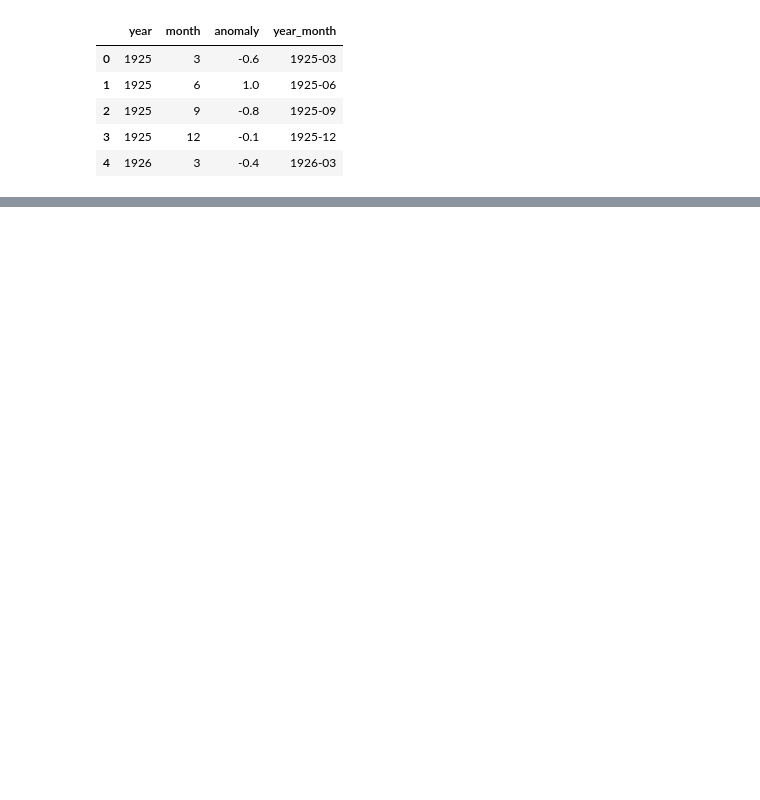
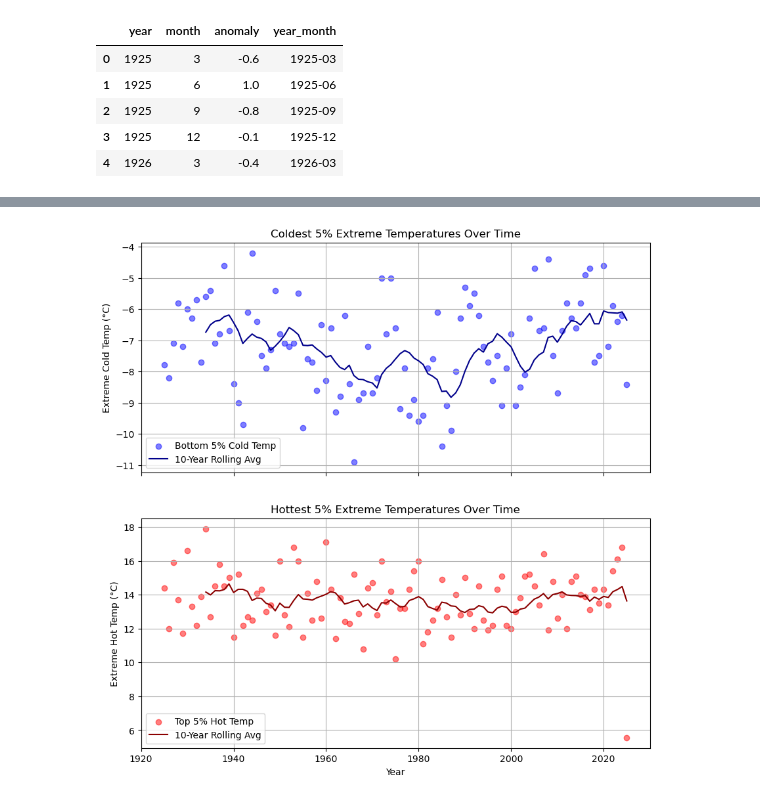
Before and after one commit to trhaugen/troms_weather, a Jupyter notebook: scripts/main_project.ipynb, the cells around one changed output, grey strips where cells are left out. Drawn from its saved outputs; the diff is of its cells as text; code cells hidden in the pictures; blank space fills up the shorter version.

```diff
--- a/scripts/main_project.ipynb
+++ b/scripts/main_project.ipynb
@@ -21,8 +26,8 @@ importlib.reload(rd)
 # %% [output]
 <module 'reading_data' from '/Users/tha222/git-folder/troms_weather/scripts/reading_data.py'>
 # %%
-client_id = '../ignore_me/client_id.txt'
-client_secret = '../ignore_me/client_secret.txt'
+client_id = '../client_files/client_id.txt'
+client_secret = '../client_files/client_secret.txt'
 alt.data_transformers.disable_max_rows()
 # %% [output]
 DataTransformerRegistry.enable('default')
@@ -221,0 +237,7 @@ subtitle='Temperature Anomaly (°C compared to the 1960-1991 normal')
+# %%
+daily_temp = (pd.concat([summer_temperature, winter_temperature, atumn_temperature, spring_temperature])
+                 .assign(date=lambda x: pd.to_datetime(x['date']))
+                 .sort_values('date')
+                 .reset_index(drop=True))
+
+daily_temp.head()
@@ -221,0 +251,29 @@ subtitle='Temperature Anomaly (°C compared to the 1960-1991 normal')
+# %%
+extreme_temps = daily_temp.groupby("year").agg(
+    extreme_hot=("temperature", lambda x: x.quantile(0.95)),  # Top 5% extreme heat
+    extreme_cold=("temperature", lambda x: x.quantile(0.05))  # Bottom 5% extreme cold
+).reset_index()
+# %%
+import matplotlib.pyplot as plt
+
+# Create a figure with two subplots
+fig, axes = plt.subplots(2, 1, figsize=(10, 10), sharex=True)
+
+axes[0].scatter(extreme_temps["year"], extreme_temps["extreme_cold"], color='blue', alpha=0.5, label="Bottom 5% Cold Temp")
+axes[0].plot(extreme_temps["year"], extreme_temps["extreme_cold"].rolling(10).mean(), color='darkblue', label="10-Year Rolling Avg")
+axes[0].set_ylabel("Extreme Cold Temp (°C)")
+axes[0].set_title("Coldest 5% Extreme Temperatures Over Time")
+axes[0].legend()
+axes[0].grid(True)
+
+axes[1].scatter(extreme_temps["year"], extreme_temps["extreme_hot"], color='red', alpha=0.5, label="Top 5% Hot Temp")
+axes[1].plot(extreme_temps["year"], extreme_temps["extreme_hot"].rolling(10).mean(), color='darkred', label="10-Year Rolling Avg")
+axes[1].set_ylabel("Extreme Hot Temp (°C)")
+axes[1].set_xlabel("Year")
+axes[1].set_title("Hottest 5% Extreme Temperatures Over Time")
+axes[1].legend()
+axes[1].grid(True)
+
+plt.show()
+# %% [output]
+[figure, added]
```
Also changed, not shown: parts of 22 cells of this notebook, 6 other files.
